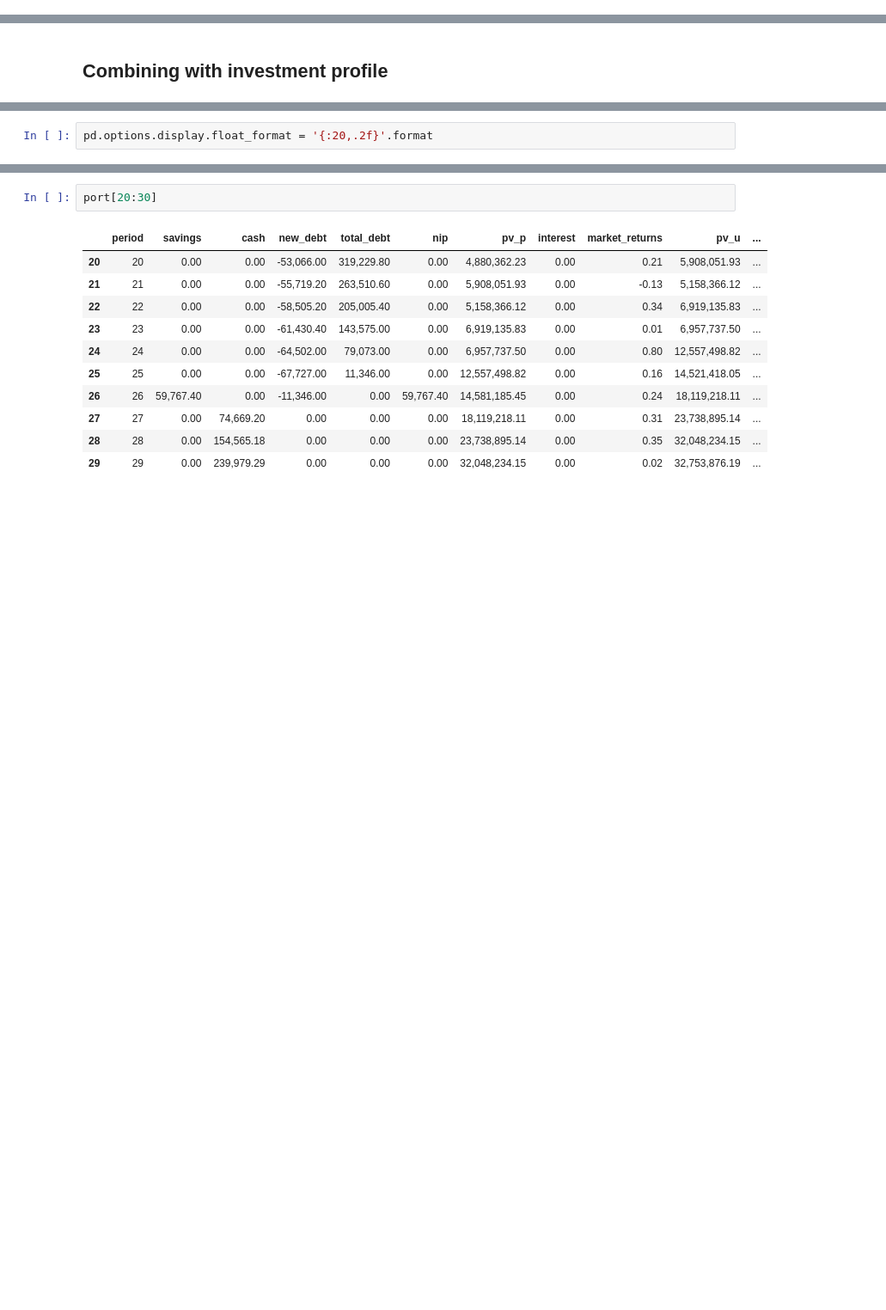
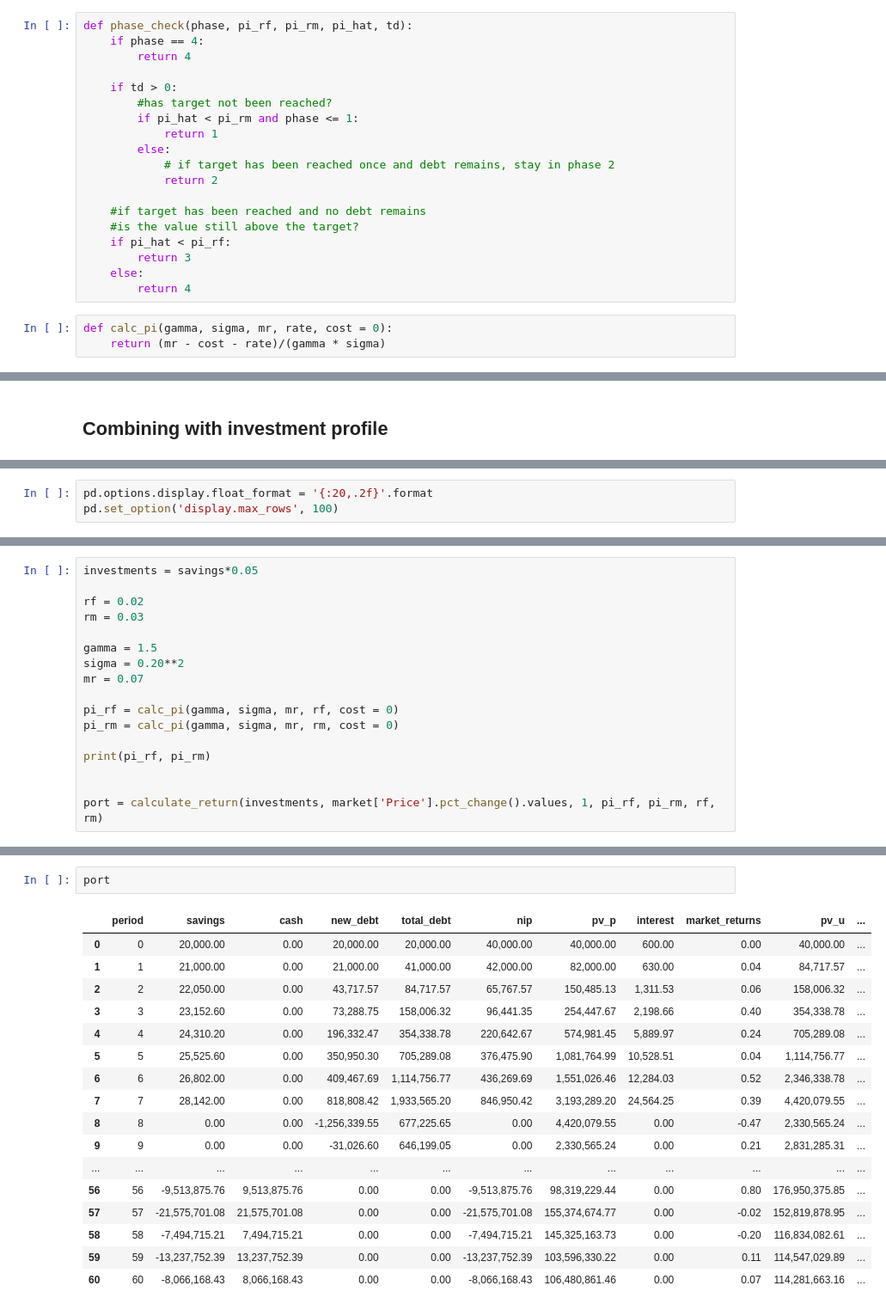
Before and after one commit to neriksen/applied_finance, a Jupyter notebook: portfolio_return.ipynb, the cells around one changed output, grey strips where cells are left out. Shown at 86% size. Cells and saved outputs as stored; diff of their text form; blank space fills up the shorter version.

```diff
--- a/portfolio_return.ipynb
+++ b/portfolio_return.ipynb
@@ -88,0 +110,22 @@ def phase_check(pv_u, dst, phase, td):
+# %%
+def phase_check(phase, pi_rf, pi_rm, pi_hat, td):
+    if phase == 4:
+        return 4
+
+    if td > 0:
+        #has target not been reached?
+        if pi_hat < pi_rm and phase <= 1:
+            return 1
+        else:
+            # if target has been reached once and debt remains, stay in phase 2
+            return 2
+
+    #if target has been reached and no debt remains
+    #is the value still above the target?
+    if pi_hat < pi_rf:
+        return 3
+    else:
+        return 4
+# %%
+def calc_pi(gamma, sigma, mr, rate, cost = 0):
+    return (mr - cost - rate)/(gamma * sigma)
@@ -94,3 +138,4 @@ market['Price'] = market['Price']*100/market['Price'].iloc[0]
 # %%
 pd.options.display.float_format = '{:20,.2f}'.format
+pd.set_option('display.max_rows', 100)
 # %%
@@ -187,0 +213,17 @@ des 1701492213.188261
+# %%
+investments = savings*0.05
+
+rf = 0.02
+rm = 0.03
+
+gamma = 1.5
+sigma = 0.20**2
+mr = 0.07
+
+pi_rf = calc_pi(gamma, sigma, mr, rf, cost = 0)
+pi_rm = calc_pi(gamma, sigma, mr, rm, cost = 0)
+
+print(pi_rf, pi_rm)
+
+
+port = calculate_return(investments, market['Price'].pct_change().values, 1, pi_rf, pi_rm, rf, rm)
@@ -188,14 +239,20 @@ des 1701492213.188261
 # %%
-port[20:30]
+port
 # %% [output]
 |  | period | savings | cash | new_debt | total_debt | nip | pv_p | interest | market_returns | pv_u | ... |
-| 20 | 20 | 0.00 | 0.00 | -53,066.00 | 319,229.80 | 0.00 | 4,880,362.23 | 0.00 | 0.21 | 5,908,051.93 | ... |
-| 21 | 21 | 0.00 | 0.00 | -55,719.20 | 263,510.60 | 0.00 | 5,908,051.93 | 0.00 | -0.13 | 5,158,366.12 | ... |
-| 22 | 22 | 0.00 | 0.00 | -58,505.20 | 205,005.40 | 0.00 | 5,158,366.12 | 0.00 | 0.34 | 6,919,135.83 | ... |
-| 23 | 23 | 0.00 | 0.00 | -61,430.40 | 143,575.00 | 0.00 | 6,919,135.83 | 0.00 | 0.01 | 6,957,737.50 | ... |
-| 24 | 24 | 0.00 | 0.00 | -64,502.00 | 79,073.00 | 0.00 | 6,957,737.50 | 0.00 | 0.80 | 12,557,498.82 | ... |
-| 25 | 25 | 0.00 | 0.00 | -67,727.00 | 11,346.00 | 0.00 | 12,557,498.82 | 0.00 | 0.16 | 14,521,418.05 | ... |
-| 26 | 26 | 59,767.40 | 0.00 | -11,346.00 | 0.00 | 59,767.40 | 14,581,185.45 | 0.00 | 0.24 | 18,119,218.11 | ... |
-| 27 | 27 | 0.00 | 74,669.20 | 0.00 | 0.00 | 0.00 | 18,119,218.11 | 0.00 | 0.31 | 23,738,895.14 | ... |
-| 28 | 28 | 0.00 | 154,565.18 | 0.00 | 0.00 | 0.00 | 23,738,895.14 | 0.00 | 0.35 | 32,048,234.15 | ... |
-| 29 | 29 | 0.00 | 239,979.29 | 0.00 | 0.00 | 0.00 | 32,048,234.15 | 0.00 | 0.02 | 32,753,876.19 | ... |
+| 0 | 0 | 20,000.00 | 0.00 | 20,000.00 | 20,000.00 | 40,000.00 | 40,000.00 | 600.00 | 0.00 | 40,000.00 | ... |
+| 1 | 1 | 21,000.00 | 0.00 | 21,000.00 | 41,000.00 | 42,000.00 | 82,000.00 | 630.00 | 0.04 | 84,717.57 | ... |
+| 2 | 2 | 22,050.00 | 0.00 | 43,717.57 | 84,717.57 | 65,767.57 | 150,485.13 | 1,311.53 | 0.06 | 158,006.32 | ... |
+| 3 | 3 | 23,152.60 | 0.00 | 73,288.75 | 158,006.32 | 96,441.35 | 254,447.67 | 2,198.66 | 0.40 | 354,338.78 | ... |
+| 4 | 4 | 24,310.20 | 0.00 | 196,332.47 | 354,338.78 | 220,642.67 | 574,981.45 | 5,889.97 | 0.24 | 705,289.08 | ... |
+| 5 | 5 | 25,525.60 | 0.00 | 350,950.30 | 705,289.08 | 376,475.90 | 1,081,764.99 | 10,528.51 | 0.04 | 1,114,756.77 | ... |
+| 6 | 6 | 26,802.00 | 0.00 | 409,467.69 | 1,114,756.77 | 436,269.69 | 1,551,026.46 | 12,284.03 | 0.52 | 2,346,338.78 | ... |
+| 7 | 7 | 28,142.00 | 0.00 | 818,808.42 | 1,933,565.20 | 846,950.42 | 3,193,289.20 | 24,564.25 | 0.39 | 4,420,079.55 | ... |
+| 8 | 8 | 0.00 | 0.00 | -1,256,339.55 | 677,225.65 | 0.00 | 4,420,079.55 | 0.00 | -0.47 | 2,330,565.24 | ... |
+| 9 | 9 | 0.00 | 0.00 | -31,026.60 | 646,199.05 | 0.00 | 2,330,565.24 | 0.00 | 0.21 | 2,831,285.31 | ... |
+| ... | ... | ... | ... | ... | ... | ... | ... | ... | ... | ... | ... |
+| 56 | 56 | -9,513,875.76 | 9,513,875.76 | 0.00 | 0.00 | -9,513,875.76 | 98,319,229.44 | 0.00 | 0.80 | 176,950,375.85 | ... |
+| 57 | 57 | -21,575,701.08 | 21,575,701.08 | 0.00 | 0.00 | -21,575,701.08 | 155,374,674.77 | 0.00 | -0.02 | 152,819,878.95 | ... |
+| 58 | 58 | -7,494,715.21 | 7,494,715.21 | 0.00 | 0.00 | -7,494,715.21 | 145,325,163.73 | 0.00 | -0.20 | 116,834,082.61 | ... |
+| 59 | 59 | -13,237,752.39 | 13,237,752.39 | 0.00 | 0.00 | -13,237,752.39 | 103,596,330.22 | 0.00 | 0.11 | 114,547,029.89 | ... |
+| 60 | 60 | -8,066,168.43 | 8,066,168.43 | 0.00 | 0.00 | -8,066,168.43 | 106,480,861.46 | 0.00 | 0.07 | 114,281,663.16 | ... |
```
Also changed, not shown: parts of 20 cells of this notebook, 6 other files.
